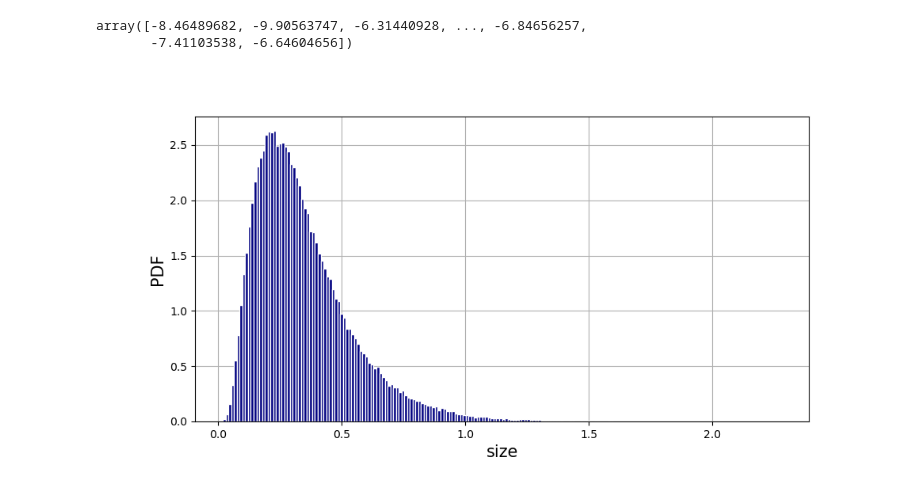
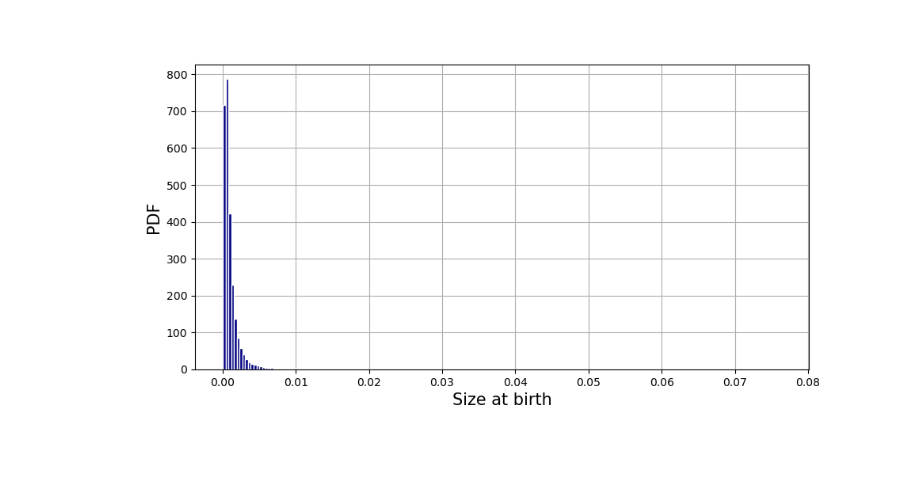
Before and after one commit to tommasoamico/masterThesis, a Jupyter notebook: code/jupyterNotebooks/simulations/singleTraitPositiveH.ipynb, the cells around one changed output. Cells and saved outputs as stored; diff of their text form; code cells hidden in the pictures; blank space fills up the shorter version.

```diff
--- a/code/jupyterNotebooks/simulations/singleTraitPositiveH.ipynb
+++ b/code/jupyterNotebooks/simulations/singleTraitPositiveH.ipynb
@@ -77,26 +95,22 @@ if simulate:
-# %%
-allSizes[0,:]
-# %% [output]
-array([-8.46489682, -9.90563747, -6.31440928, ..., -6.84656257,
-       -7.41103538, -6.64604656])
 # %%
 # First Load
+allSizes = np.load(f"../../../data/positiveH/sizeAtBirth{names[1]}.npy")
+aCorrValues = np.load(f"../../../data/positiveH/aCorrValues{names[1]}.npy")
+
+#Second load
 #allSizes = np.load("../../../data/positiveH/sizeAtBirthShortPositiveH.npy")
 #aCorrValues = np.load("../../../data/positiveH/aCorrValuesShortPositiveH.npy")
-
-#Second load
-np.save("../../../data/sizeAtBirthShortPositiveHAbsorbingLong.npy", allSizes)
-np.save("../../../data/aCorrValuesShortPositiveHAbsorbingLong.npy", aCorrValues)
 # %%
 fig, ax = plt.subplots(1, 1, figsize = (10, 5))
-ax.hist(np.exp(allSizes[-1,:]), bins = 200, density = 'True', color = 'navy', edgecolor = 'white', zorder = 2)
+counts, edges, _ = ax.hist(np.exp(allSizes[0,:]), bins = 200, density = 'True', color = 'navy', edgecolor = 'white', zorder = 2)
+binCenters = (edges[:-1] + edges[1:]) / 2
 ax.set_ylabel('PDF', fontsize = 15)
-ax.set_xlabel('size', fontsize = 15)
+ax.set_xlabel('Size at birth', fontsize = 15)
 #ax.set_title(f'PDF of size at birth, $\gamma = {gammaValues[50]:.3f}$', fontsize = 15)
 ax.grid(zorder = 1)
 plt.show()
 # %% [output]
-[figure, old version]
+[figure, new version]
 # %%
 def powerLaw(x, a, b):
     return a*x**b
```
Also changed, not shown: parts of 12 cells of this notebook, 5 other files.
